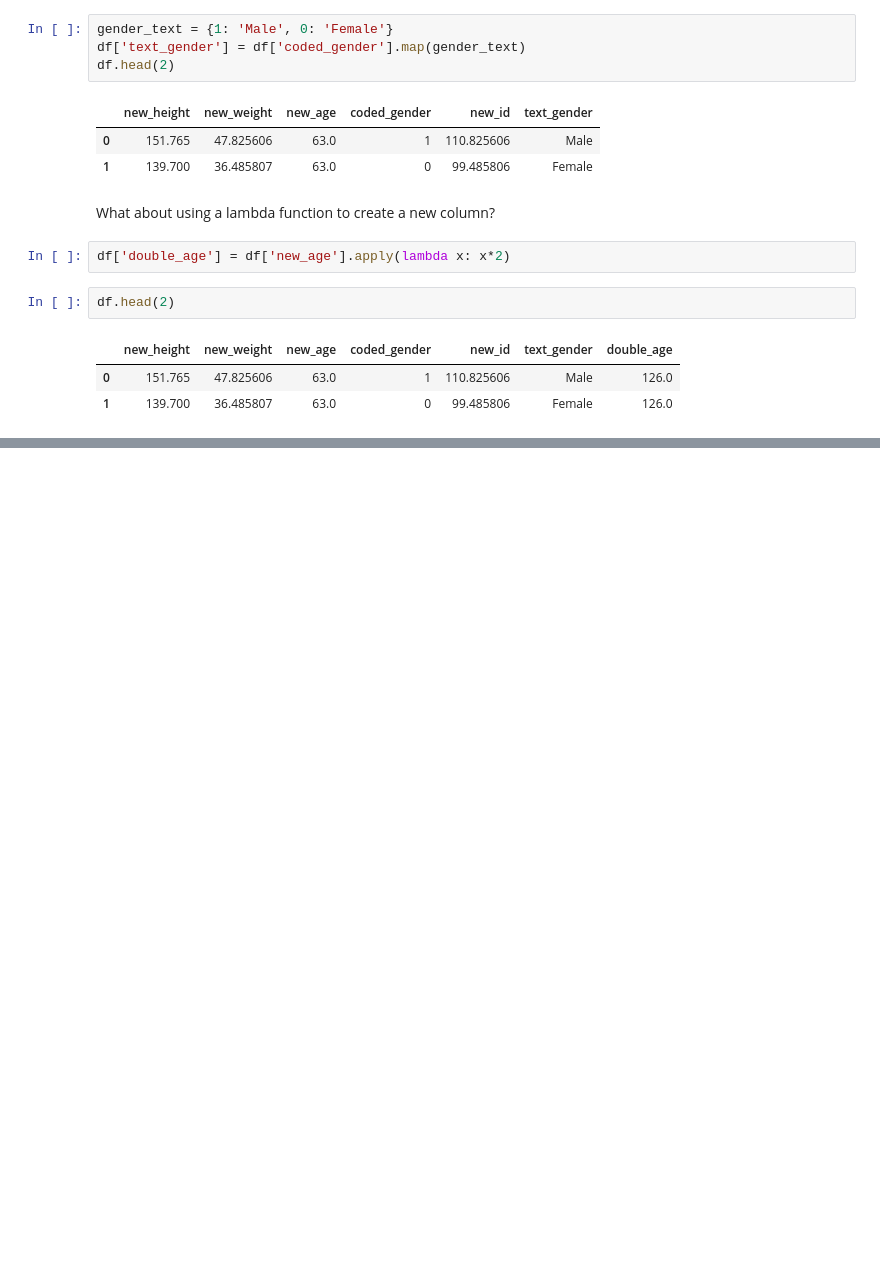
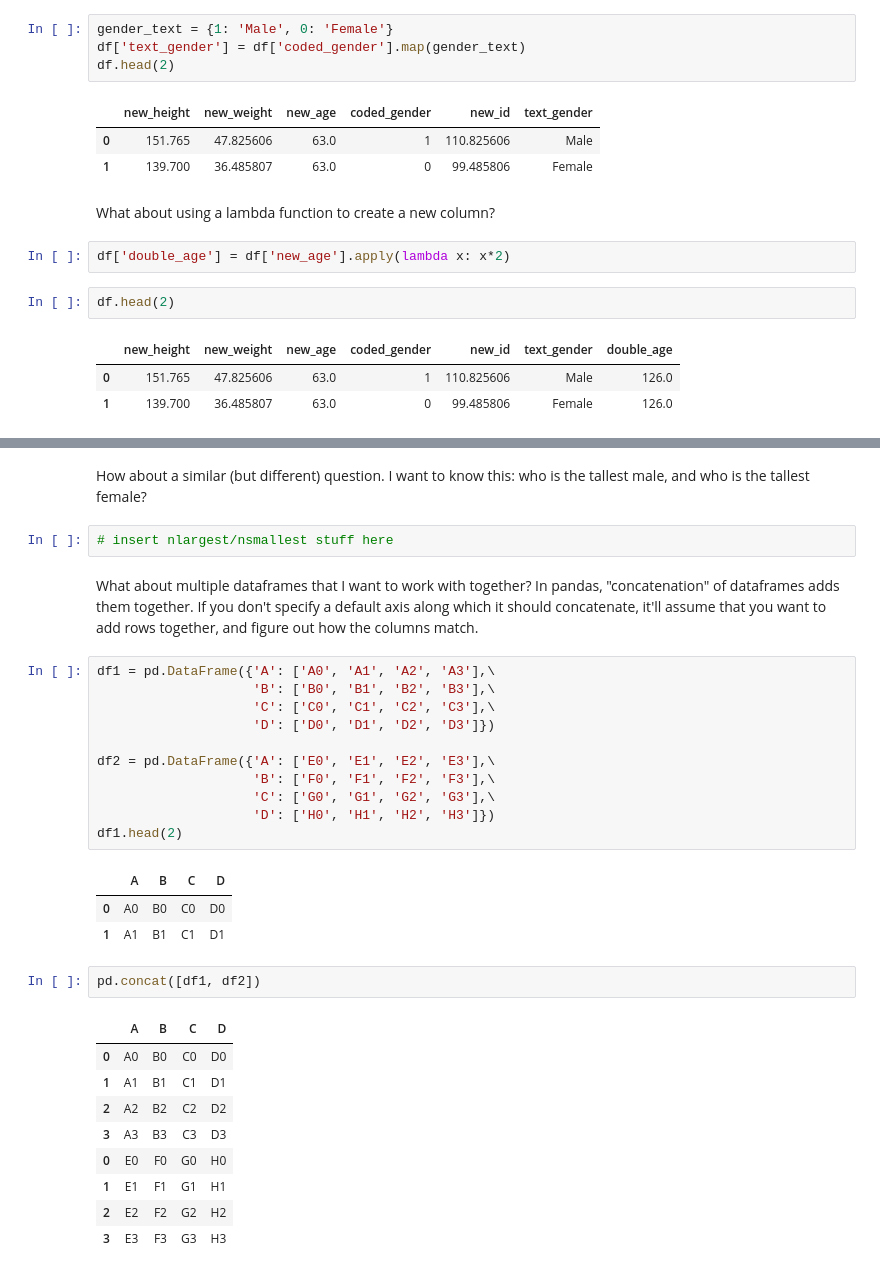
Before and after one commit to ciyer/pandas-intro, a Jupyter notebook: lessons/pandas-for-python-users.ipynb, the cells around one changed output, grey strips where cells are left out. Cells and saved outputs as stored; diff of their text form; blank space fills up the shorter version.

```diff
--- a/lessons/pandas-for-python-users.ipynb
+++ b/lessons/pandas-for-python-users.ipynb
@@ -431,0 +495,33 @@ What about multiple dataframes that I want to work with together?
+# %% [markdown]
+How about a similar (but different) question. I want to know this: who is the tallest male, and who is the tallest female?
+# %%
+# insert nlargest/nsmallest stuff here
+# %% [markdown]
+What about multiple dataframes that I want to work with together? In pandas, "concatenation" of dataframes adds them together. If you don't specify a default axis along which it should concatenate, it'll assume that you want to add rows together, and figure out how the columns match.
+# %%
+df1 = pd.DataFrame({'A': ['A0', 'A1', 'A2', 'A3'],\
+                    'B': ['B0', 'B1', 'B2', 'B3'],\
+                    'C': ['C0', 'C1', 'C2', 'C3'],\
+                    'D': ['D0', 'D1', 'D2', 'D3']})
+
+df2 = pd.DataFrame({'A': ['E0', 'E1', 'E2', 'E3'],\
+                    'B': ['F0', 'F1', 'F2', 'F3'],\
+                    'C': ['G0', 'G1', 'G2', 'G3'],\
+                    'D': ['H0', 'H1', 'H2', 'H3']})
+df1.head(2)
+# %% [output]
+|  | A | B | C | D |
+| 0 | A0 | B0 | C0 | D0 |
+| 1 | A1 | B1 | C1 | D1 |
+# %%
+pd.concat([df1, df2])
+# %% [output]
+|  | A | B | C | D |
+| 0 | A0 | B0 | C0 | D0 |
+| 1 | A1 | B1 | C1 | D1 |
+| 2 | A2 | B2 | C2 | D2 |
+| 3 | A3 | B3 | C3 | D3 |
+| 0 | E0 | F0 | G0 | H0 |
+| 1 | E1 | F1 | G1 | H1 |
+| 2 | E2 | F2 | G2 | H2 |
+| 3 | E3 | F3 | G3 | H3 |
```
Also changed, not shown: parts of 33 cells of this notebook.
